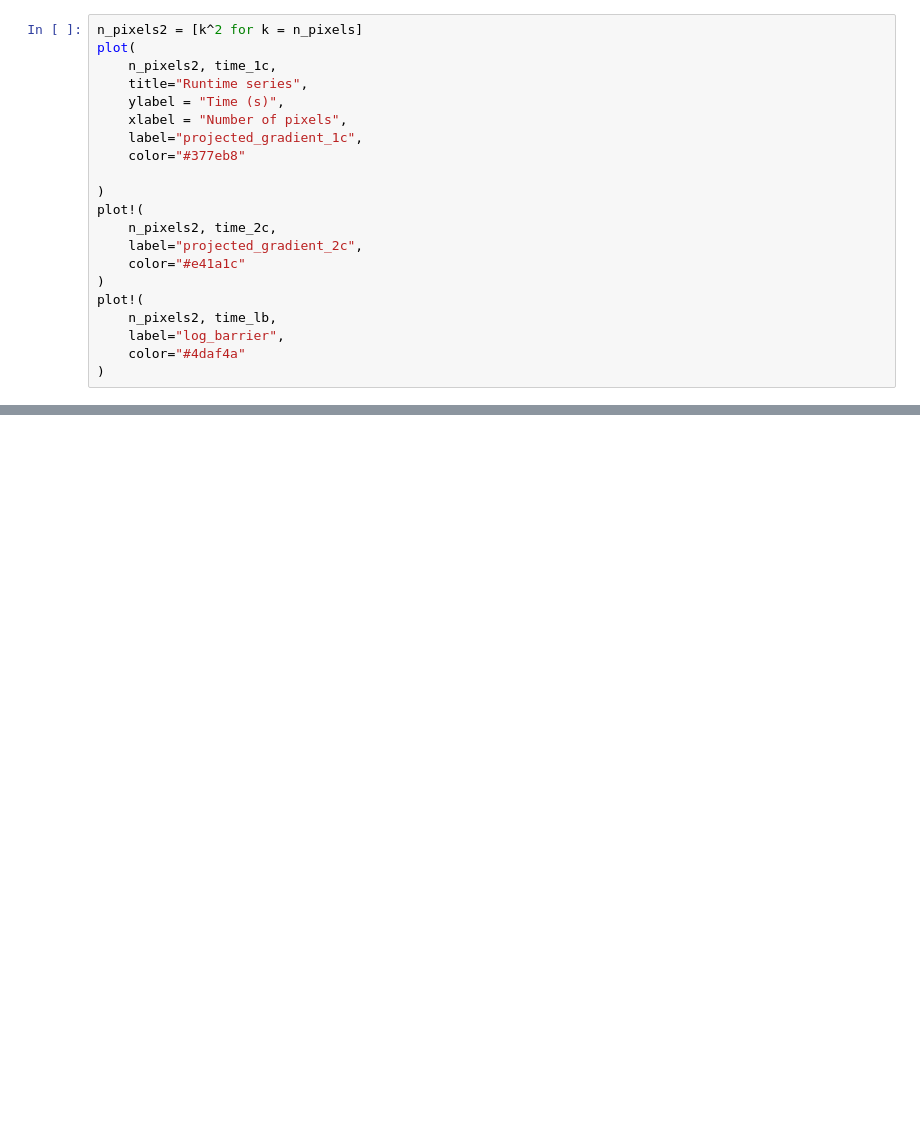
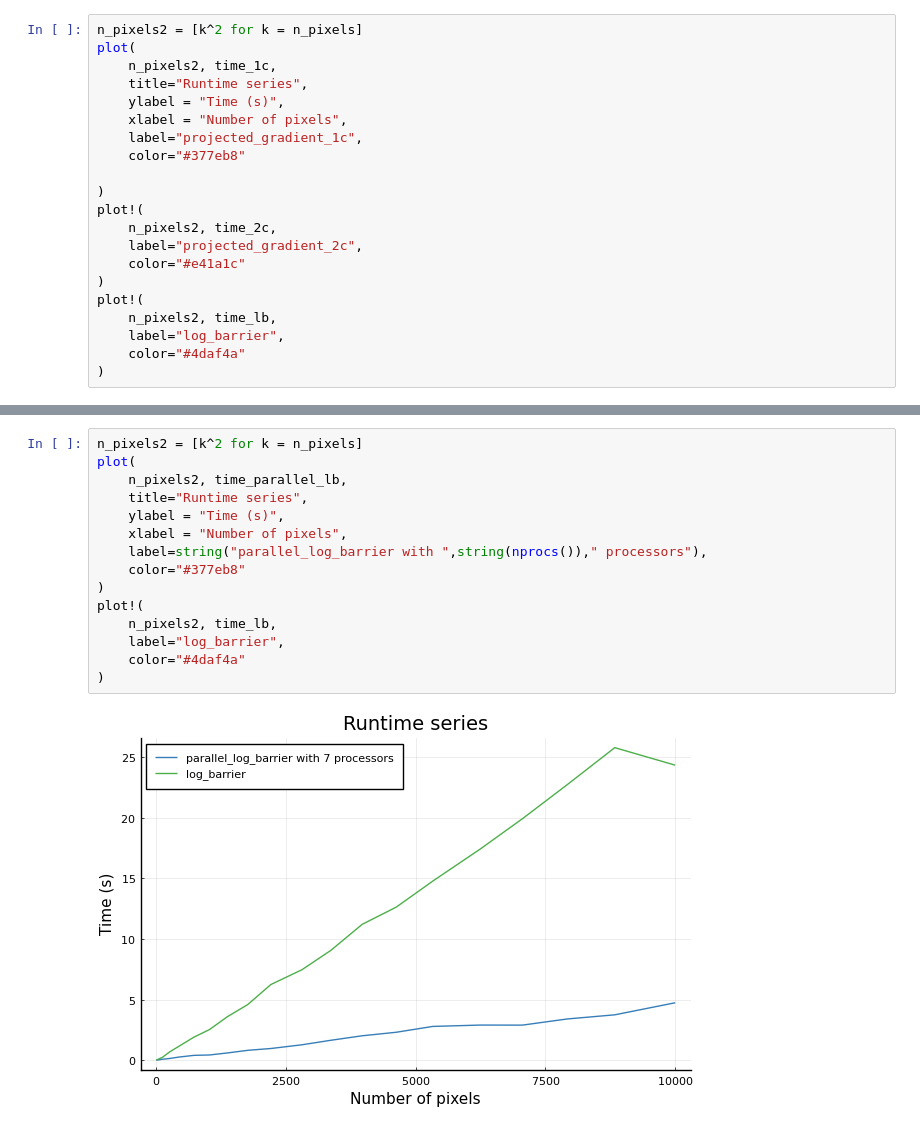
Before and after one commit to robincourant/parallel_optimization, a Jupyter notebook: parallel_optimization.ipynb, the cells around one changed output, grey strips where cells are left out. Cells and saved outputs as stored; diff of their text form; blank space fills up the shorter version.

```diff
--- a/parallel_optimization.ipynb
+++ b/parallel_optimization.ipynb
@@ -160,0 +208,17 @@ plot!(
+# %%
+n_pixels2 = [k^2 for k = n_pixels]
+plot(
+    n_pixels2, time_parallel_lb,
+    title="Runtime series",
+    ylabel = "Time (s)",
+    xlabel = "Number of pixels",
+    label=string("parallel_log_barrier with ",string(nprocs())," processors"),
+    color="#377eb8"
+)
+plot!(
+    n_pixels2, time_lb,
+    label="log_barrier",
+    color="#4daf4a"
+)
+# %% [output]
+[figure, added]
```
Also changed, not shown: parts of 11 cells of this notebook, 2 other files.
